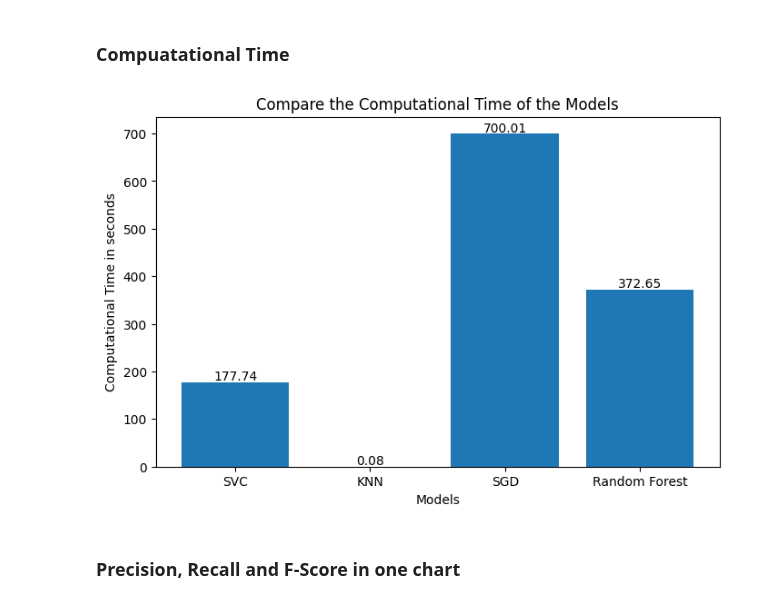
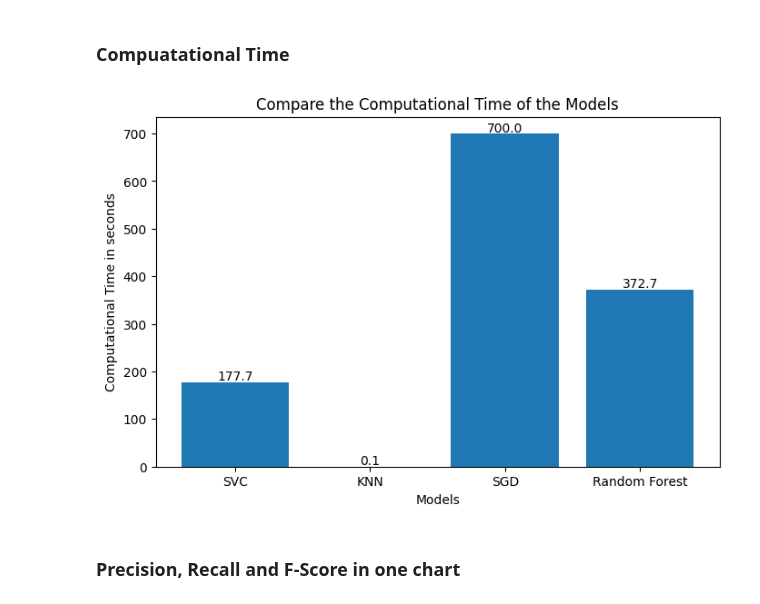
Before and after one commit to bademari/AI_ML_Lab, a Jupyter notebook: Lab 5.ipynb, the cells around one changed output. Drawn from its saved outputs; the diff is of its cells as text; code cells hidden in the pictures.

```diff
--- a/Lab 5.ipynb
+++ b/Lab 5.ipynb
@@ -717,7 +717,7 @@ plt.title('Compare the Accuracy of the Models')
 
 
 for i, v in enumerate(accuracies):
-    plt.text(i, v + 0.01, f"{v:.2f}", ha='center')
+    plt.text(i, v + 0.01, f"{v:.3f}", ha='center')
 
 plt.show()
 # %% [output]
@@ -787,21 +787,21 @@ plt.show()
 # %%
 models = ['SVC', 'KNN', 'SGD', 'Random Forest']
 computational_times = [computational_time_svc, computational_time_knn, computational_time_sgd, computational_time_forest]
 
 
 plt.figure(figsize=(8, 5))
 plt.bar(models, computational_times)
 plt.xlabel('Models')
 plt.ylabel('Computational Time in seconds')
 plt.title('Compare the Computational Time of the Models')
 
 
 for i, v in enumerate(computational_times):
-    plt.text(i, v + 4, f"{v:.2f}", ha='center')
+    plt.text(i, v + 4, f"{v:.1f}", ha='center')
 
 plt.show()
 # %% [output]
-[figure, old version]
+[figure, new version]
 # %% [markdown]
 ### Precision, Recall and F-Score in one chart
 # %%
```
Also changed, not shown: parts of 2 cells of this notebook, 2 other files.
